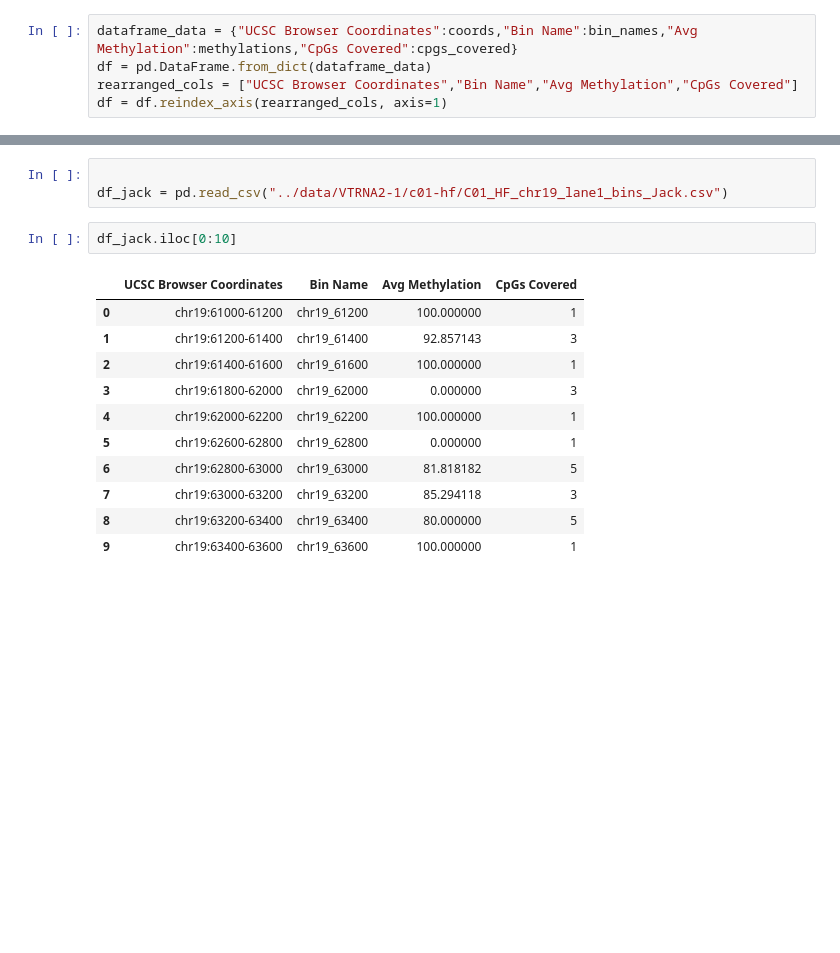
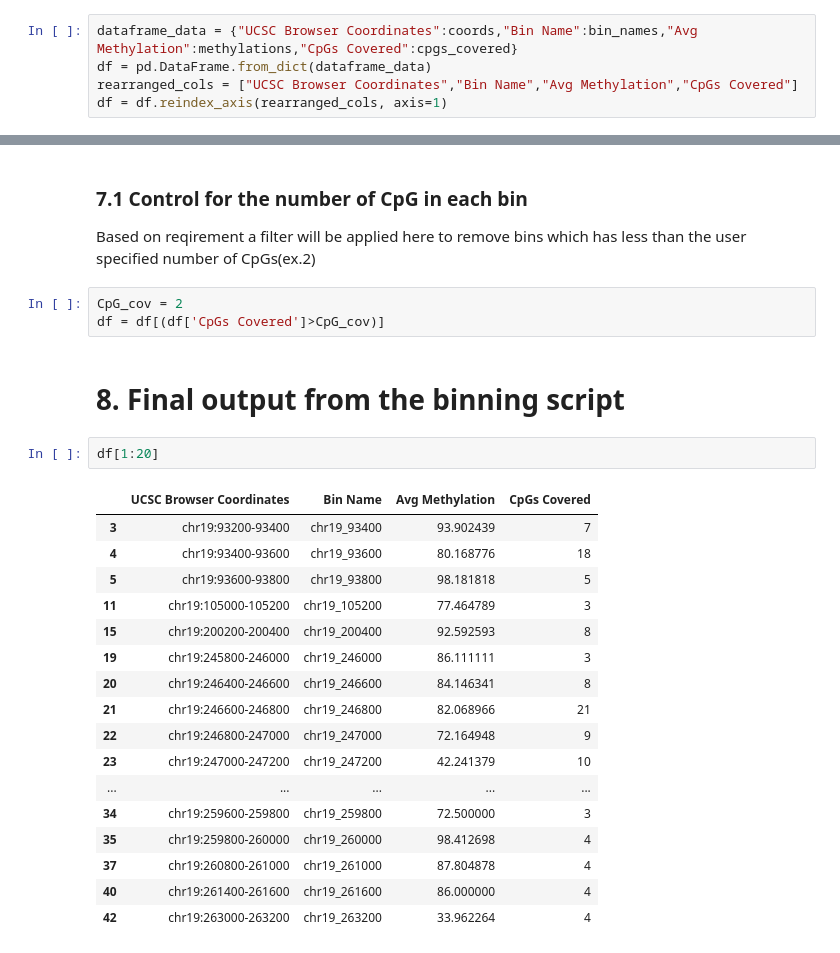
Before and after one commit to computational-epigenetics-section/bisulfite-seq-data-analysis-pipeline, a Jupyter notebook: bisulfite sequencing pipeline.ipynb, the cells around one changed output, grey strips where cells are left out. Drawn from its saved outputs; the diff is of its cells as text; blank space fills up the shorter version.

Commit message:
finalize the binning script

```diff
--- a/bisulfite sequencing pipeline.ipynb
+++ b/bisulfite sequencing pipeline.ipynb
@@ -451,17 +513,29 @@ df.iloc[0:10]
-# %%
-
-df_jack = pd.read_csv("../data/VTRNA2-1/c01-hf/C01_HF_chr19_lane1_bins_Jack.csv")
-# %%
-df_jack.iloc[0:10]
-# %% [output]
-|  | UCSC Browser Coordinates | Bin Name | Avg Methylation | CpGs Covered |
-| 0 | chr19:61000-61200 | chr19_61200 | 100.000000 | 1 |
-| 1 | chr19:61200-61400 | chr19_61400 | 92.857143 | 3 |
-| 2 | chr19:61400-61600 | chr19_61600 | 100.000000 | 1 |
-| 3 | chr19:61800-62000 | chr19_62000 | 0.000000 | 3 |
-| 4 | chr19:62000-62200 | chr19_62200 | 100.000000 | 1 |
-| 5 | chr19:62600-62800 | chr19_62800 | 0.000000 | 1 |
-| 6 | chr19:62800-63000 | chr19_63000 | 81.818182 | 5 |
-| 7 | chr19:63000-63200 | chr19_63200 | 85.294118 | 3 |
-| 8 | chr19:63200-63400 | chr19_63400 | 80.000000 | 5 |
-| 9 | chr19:63400-63600 | chr19_63600 | 100.000000 | 1 |
+# %% [markdown]
+### 7.1 Control for the number of CpG in each bin
+
+Based on reqirement a filter will be applied here to remove bins which has less than the user specified number of CpGs(ex.2)
+# %%
+CpG_cov = 2
+df = df[(df['CpGs Covered']>CpG_cov)]
+# %% [markdown]
+# 8. Final output from the binning script
+# %%
+df[1:20]
+# %% [output]
+|  | UCSC Browser Coordinates | Bin Name | Avg Methylation | CpGs Covered |
+| 3 | chr19:93200-93400 | chr19_93400 | 93.902439 | 7 |
+| 4 | chr19:93400-93600 | chr19_93600 | 80.168776 | 18 |
+| 5 | chr19:93600-93800 | chr19_93800 | 98.181818 | 5 |
+| 11 | chr19:105000-105200 | chr19_105200 | 77.464789 | 3 |
+| 15 | chr19:200200-200400 | chr19_200400 | 92.592593 | 8 |
+| 19 | chr19:245800-246000 | chr19_246000 | 86.111111 | 3 |
+| 20 | chr19:246400-246600 | chr19_246600 | 84.146341 | 8 |
+| 21 | chr19:246600-246800 | chr19_246800 | 82.068966 | 21 |
+| 22 | chr19:246800-247000 | chr19_247000 | 72.164948 | 9 |
+| 23 | chr19:247000-247200 | chr19_247200 | 42.241379 | 10 |
+| ... | ... | ... | ... | ... |
+| 34 | chr19:259600-259800 | chr19_259800 | 72.500000 | 3 |
+| 35 | chr19:259800-260000 | chr19_260000 | 98.412698 | 4 |
+| 37 | chr19:260800-261000 | chr19_261000 | 87.804878 | 4 |
+| 40 | chr19:261400-261600 | chr19_261600 | 86.000000 | 4 |
+| 42 | chr19:263000-263200 | chr19_263200 | 33.962264 | 4 |
```
Also changed, not shown: parts of 42 cells of this notebook.
